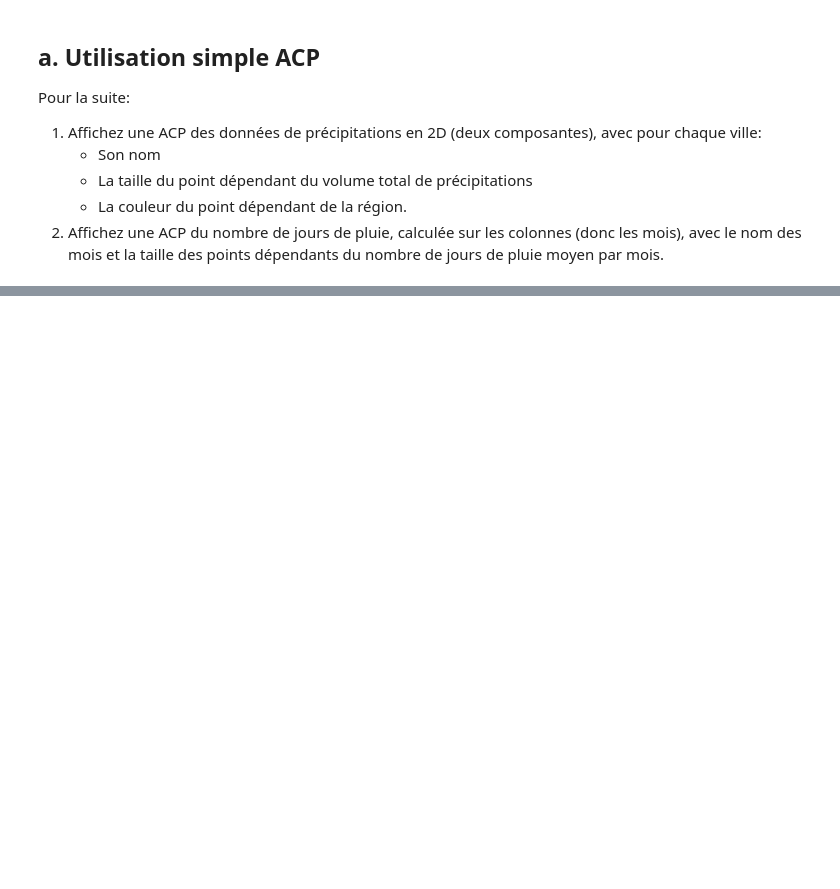
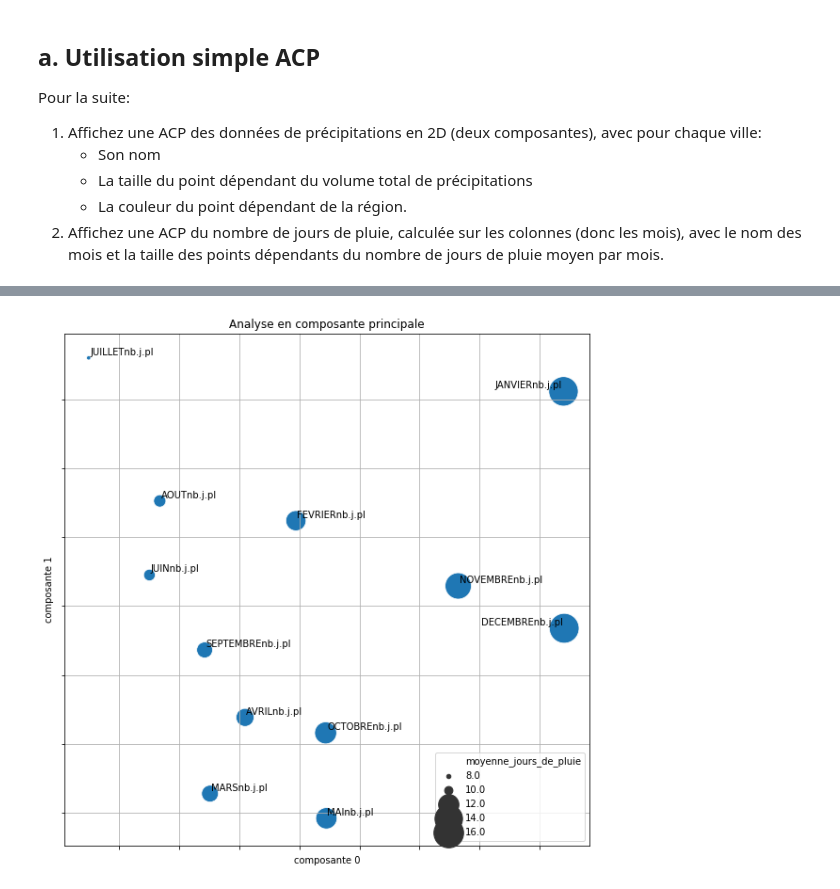
Before and after one commit to campusplage/compte-rendus-sparkles_of_majesty, a Jupyter notebook: TP2_sklearn.ipynb, the cells around one changed output, grey strips where cells are left out. Saved outputs shown, nothing was run; the diff lists cells and outputs as text; code cells hidden in the pictures; blank space fills up the shorter version.

```diff
--- a/TP2_sklearn.ipynb
+++ b/TP2_sklearn.ipynb
@@ -433,0 +483,40 @@ Pour la suite:
+# %%
+# ACP du nombre de jours de pluie par mois
+
+x = raw_data[raw_data.columns[13:25]].T
+moyenne_jours_de_pluie = x.mean(axis=1)
+x = StandardScaler().fit_transform(x)
+n_components = 2
+
+pca = PCA(n_components=n_components)
+pca.fit(x)
+x_transformed = pca.transform(x)
+
+pca_names = ['composante %d' % d for d in range(n_components)]
+data_pca = pandas.DataFrame(x_transformed,
+                            index=raw_data.columns[13:25],
+                            columns=pca_names)
+
+
+data_pca['moyenne_jours_de_pluie'] =moyenne_jours_de_pluie
+
+
+g = sns.scatterplot(x='composante 0',
+                y='composante 1',
+                size='moyenne_jours_de_pluie',
+                sizes=(20,1000),
+                data=data_pca)
+
+g.figure.set_size_inches(10,10)
+ax = plt.gca()
+texts = []
+for i, (text_x,text_y) in enumerate(data_pca.iloc[:,:2].to_numpy()):
+  texts.append(ax.annotate(data_pca.index[i], (text_x,text_y)))
+adjust_text(texts)
+
+plt.gca().set_yticklabels([])
+plt.gca().set_xticklabels([])
+plt.title('Analyse en composante principale');
+plt.grid()
+# %% [output]
+[figure, added]
```
Also changed, not shown: parts of 3 cells of this notebook.
